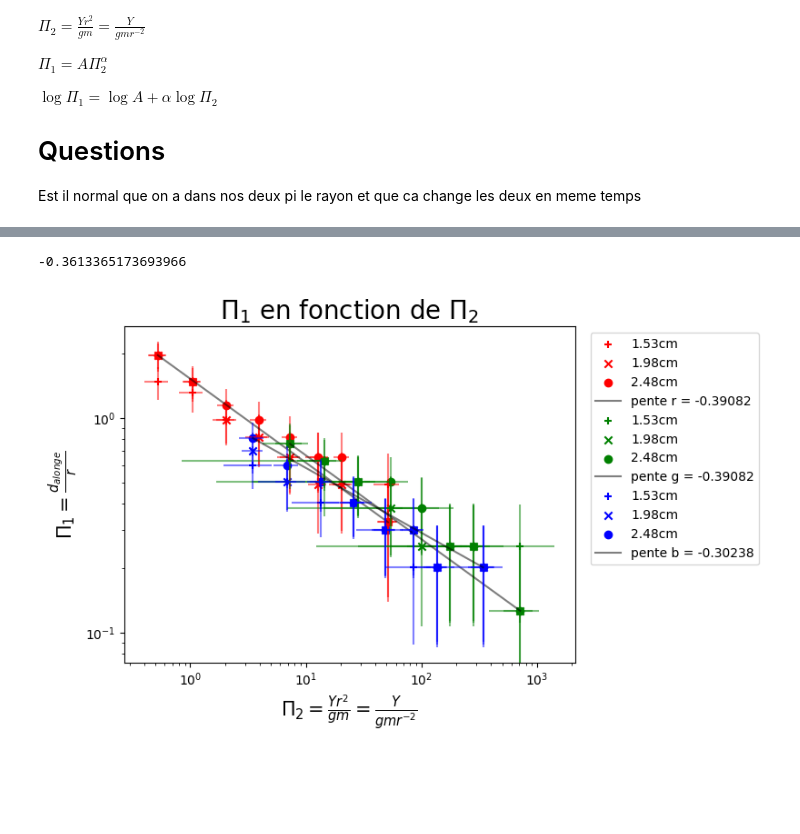
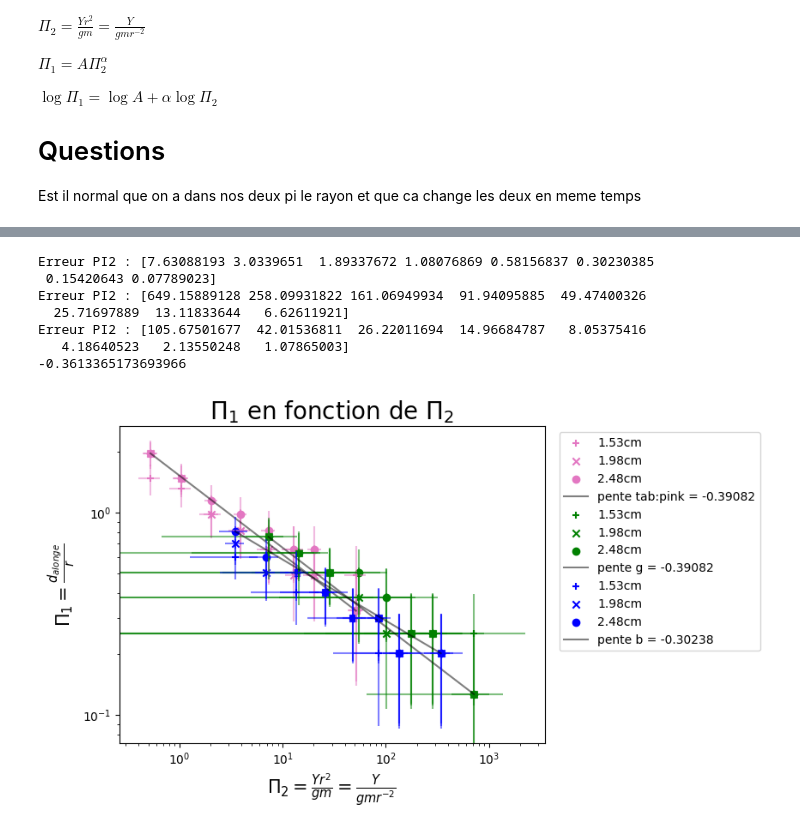
Before and after one commit to erdicn/ContactDeHertz, a Jupyter notebook: Hertz.ipynb, the cells around one changed output, grey strips where cells are left out. Cells and saved outputs as stored; diff of their text form; code cells hidden in the pictures; blank space fills up the shorter version.

```diff
--- a/Hertz.ipynb
+++ b/Hertz.ipynb
@@ -16,21 +16,21 @@ print("erreur S : ",errS)
 
 L0 = (np.array([96.6, 150.9, 60]))/1000
 
-Longueur = (np.array([36, 6, 13]))/1000
-dL = L - L0
+dL = (np.array([36, 6, 13]))/1000
 errdL = 0.5*1e-3 + 0.5*1e-3
 print("Erreur dL :",errdL)
 
 epsilon = dL/L0
-errEpsilon = errdL/dL*epsilon + (0.5*1e-3)/L0*epsilon
-print(errEpsilon)
+errEpsilon = (errdL/dL)*epsilon + ((0.5*1e-3)/L0)*epsilon
+print("erreur de Epsilon :",errEpsilon)
 
 Young_Bas = S*epsilon
-errYoungBas = errS/S*Young_Bas + errEpsilon/epsilon*Young_Bas
-print(errYoungBas)
+print("Young dénominateur :", Young_Bas)
+errYoungBas = (errS/S)*Young_Bas + (errEpsilon/epsilon)*Young_Bas
+print("Erreur dénominateur de Young :",errYoungBas)
 masse_vide = 66/1000
-errMasse = np.array([2, 2, 4, 8, 16, 32, 64, 128])/1000            # TODO trouver lincertitude sur la masse
-print(errMasse)
+errMasse = np.array([0, 0, 0, 0, 0, 0, 0, 0]) #np.array([2, 2, 4, 8, 16, 32, 64, 128])/1000            # TODO trouver lincertitude sur la masse
+# print(errMasse)
 
 Masses=np.array([0  , 100 , 200 , 400 , 800 , 1600, 3200, 6400])/1000
 
@@ -46,7 +46,7 @@ B =  [ np.array([5.0, 5.0 , 5.0 , 7.5 , 10.0, 10.0, 12.5, 15.0])/1000,
        np.array([5.0, 5.0 , 7.5 , 7.5 , 10.0, 12.5, 12.5, 17.5])/1000,
        np.array([5.0, 5.0 , 7.5 , 7.5 , 10.0, 12.5, 15.0, 20.0])/1000]
 
-Masses = Masses + masse_vide # TODO mesurer la masse a vide
+Masses = Masses + masse_vide
 # %% [output]
 Erreur de Rayons : [0.00094 0.00149 0.0013 ]
 erreur S :  [1.445e-05 1.545e-05 1.525e-05]
@@ -98,13 +98,18 @@ YoungPa = YoungsGPa*1e9
 markers = [ 'left', 'right', 'bottom']
 
 err_Mg = errMasse/Masses*Masses*9.81 + 0/9.81*Masses*9.81
-# print(err_Mg)
+print("Erreur MG: ",err_Mg)
 Young_err = []
-# print(YoungPa)
-# print(Masses)
+Young_errGPA = []
+print("Module Young en Pa :", YoungPa)
+print("Masses :",Masses)
 for i in range(3):
     Young_err.append(err_Mg/(Masses*9.81)*YoungPa[i] + errYoungBas[i]/Young_Bas[i]*YoungPa[i])
-print(Young_err)
+print("Erreur Young :",Young_err)
+for i in range(3):
+    Young_errGPA.append(Young_err[i]*1e-9)
+
+
 
 PI1 = []
 PI2 = []
@@ -115,8 +120,8 @@ for i in range(len(ToutLesSpheres)):
 # print(PI1[0])
 # print(PI1[0][0])
 # print(len(PI2) == len(PI1))
-# print(PI1)
-# print(PI2)
+print("Pi1",PI1)
+print("Pi2",PI2)
 # print(len(PI1[1]))
 # print(len(PI2[1]))
 # %% [output]
@@ -128,7 +146,7 @@ for i in range(len(ToutLesSpheres)):
 SYMBOLS = ["+", "x", "o"]
 PI1_ERR = []
 PI2_ERR = []
-def TousSur1Graph(nb, alongations, Masses, Rayons, nomGraph, Youngs, AX, COLOR, pi2_err = 1.5/1000, loglog = True):
+def TousSur1Graph(nb, alongations, Masses, Rayons, nomGraph, Youngs, AX, COLOR,  loglog = True): #pi2_err = 1.5/1000,
     minx =  99999999
     miny =  99999999
     maxx = -99999999
@@ -148,35 +166,43 @@ def TousSur1Graph(nb, alongations, Masses, Rayons, nomGraph, Youngs, AX, COLOR,
         for c in range(len(X)):
             if X[c] <= minx:
                 minx = X[c]
                 miny = Y[c]
             if X[c] >= maxx:
                 maxx = X[c]
                 maxy = Y[c]
+    # print("Erreur PI2 :", Pi2_err)
+    print("Erreur Pi1 :", Pi1_err)
     pente = (np.log(maxy) - np.log(miny))/(np.log(maxx)-np.log(minx))
     AX.plot([minx, maxx], [miny, maxy], c = "k", alpha = 0.5, label = "pente "+ COLOR +" = %.5f" %pente)
     # pas touche la mouche
     plt.legend(bbox_to_anchor=(1.02, 1.0),loc='upper left')
     plt.title("$\Pi_1$ en fonction de $\Pi_2$", fontsize = 20)
     plt.xlabel("$\Pi_2 = \\frac{Yr^2}{gm} = \\frac{Y}{gmr^{-2}}$", fontsize = 15)
     plt.ylabel("$\Pi_1 = \\frac{d_{alonge}}{r}$", fontsize = 15)
     if loglog:
         AX.set_xscale('log')
         AX.set_yscale('log')
     return pente
     #plt.savefig("image.png")
-COLORS = ["r", "g", "b"]
+COLORS = ["tab:pink", "g", "b"]
 fig, AX = plt.subplots()
 PENTES = []
 for i in range(len(ToutLesSpheres)):
     PENTES.append(TousSur1Graph(i, ToutLesSpheres[i], Masses, Rayons, Noms[i], YoungPa[i], AX, COLORS[i]))
 ALPHA = np.average(PENTES)
 print(ALPHA)
 plt.savefig("Tous.png", dpi = 500)
 plt.show()
 plt.close()
 # %% [output]
+Erreur PI2 : [7.63088193 3.0339651  1.89337672 1.08076869 0.58156837 0.30230385
+ 0.15420643 0.07789023]
+Erreur PI2 : [649.15889128 258.09931822 161.06949934  91.94095885  49.47400326
+  25.71697889  13.11833644   6.62611921]
+Erreur PI2 : [105.67501677  42.01536811  26.22011694  14.96684787   8.05375416
+   4.18640523   2.13550248   1.07865003]
 -0.3613365173693966
-[figure, old version]
+[figure, new version]
 # %%
 # def valeurs(Y, r, m, g = 9.81):
 #     val = r*(((Y * r**2) / (g * m))**(ALPHA))
```
Also changed, not shown: parts of 3 cells of this notebook, 2 other files.
